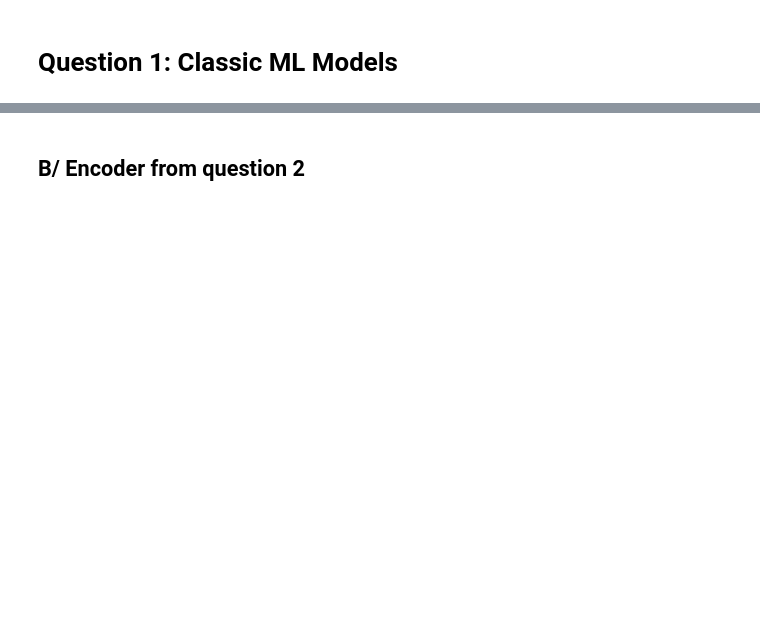
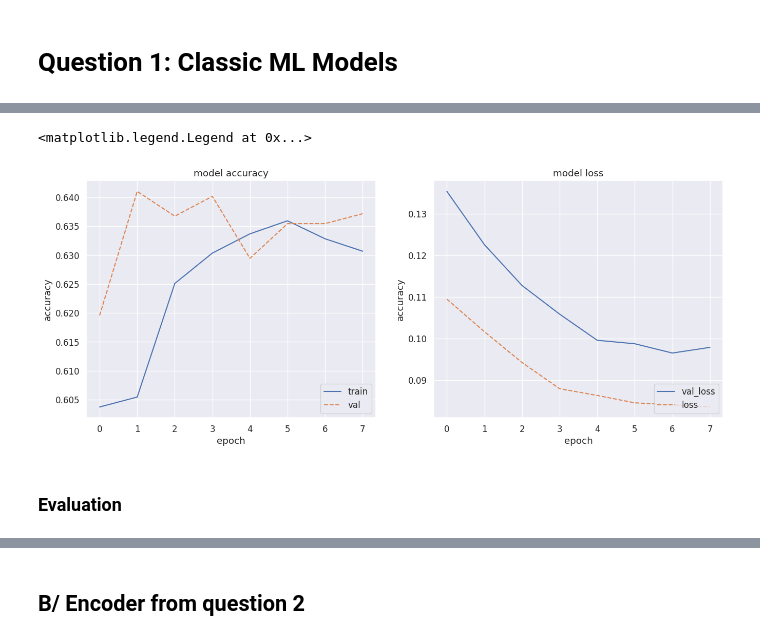
Before and after one commit to juliepinole/proj2, a Jupyter notebook: task_1/Task_2_Q4_Fine_Tuning.ipynb, the cells around one changed output, grey strips where cells are left out. Saved outputs shown, nothing was run; the diff lists cells and outputs as text; code cells hidden in the pictures; blank space fills up the shorter version.

```diff
--- a/task_1/Task_2_Q4_Fine_Tuning.ipynb
+++ b/task_1/Task_2_Q4_Fine_Tuning.ipynb
@@ -121,2 +178,5 @@ x_train_0, x_test_0, y_train_0, y_test_0 = lib.pre_process_ecg(
+# %%
+from keras.callbacks import ReduceLROnPlateau
+learning_rate_reduction = ReduceLROnPlateau(monitor='val_accuracy', patience = 2, verbose=1,factor=0.3, min_lr=0.000001)
 # %% [markdown]
 # Question 1: Classic ML Models
@@ -122,0 +195,7 @@ x_train_0, x_test_0, y_train_0, y_test_0 = lib.pre_process_ecg(
+# %%
+learning_rate=0.001
+use_focal=True
+clipnorm=0.5
+use_sgd_opt=False
+use_rms_opt=False
+batch_size=32
@@ -122,0 +221,5 @@ x_train_0, x_test_0, y_train_0, y_test_0 = lib.pre_process_ecg(
+# %%
+from tensorflow.keras.models import load_model
+
+# Load the pre-trained encoder
+encoder_model_question_1 = load_model('model_log_v2.keras', custom_objects={'focal_loss_fixed': focal_loss})
@@ -122,0 +290,13 @@ x_train_0, x_test_0, y_train_0, y_test_0 = lib.pre_process_ecg(
+# %%
+# Training
+# x_train_0_reshaped = x_train_0.reshape(num_samples, seq_length, 1)
+
+history = new_model_from_enc_1.fit(
+	x_train_0,
+	y_train_0,
+	batch_size=batch_size*4,
+	epochs=8,
+	# validation_data=(x_test_0, y_test_0),
+	validation_split=0.2,
+	callbacks = [learning_rate_reduction],
+	)
@@ -122,0 +321,20 @@ x_train_0, x_test_0, y_train_0, y_test_0 = lib.pre_process_ecg(
+# %%
+fig, axes = plt.subplots(1, 2, figsize = (16,6))
+axes[0].plot(history.history['accuracy'])
+axes[0].plot(history.history['val_accuracy'],'--')
+axes[0].set_title('model accuracy')
+axes[0].set_ylabel('accuracy')
+axes[0].set_xlabel('epoch')
+axes[0].legend(['train', 'val'], loc='lower right')
+
+axes[1].plot(history.history['loss'])
+axes[1].plot(history.history['val_loss'],"--")
+axes[1].set_title('model loss')
+axes[1].set_ylabel('accuracy')
+axes[1].set_xlabel('epoch')
+axes[1].legend(['val_loss', 'loss'], loc='lower right')
+# %% [output]
+<matplotlib.legend.Legend at 0x...>
+[figure, added]
+# %% [markdown]
+### Evaluation
```
Also changed, not shown: parts of 140 cells of this notebook, 8 other files.
